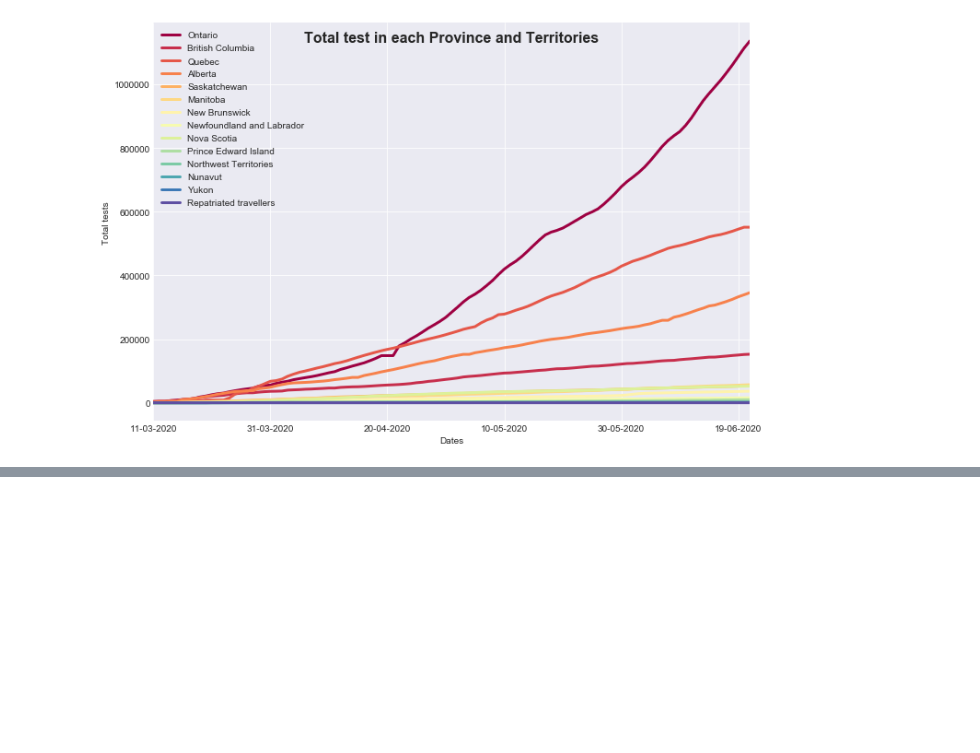
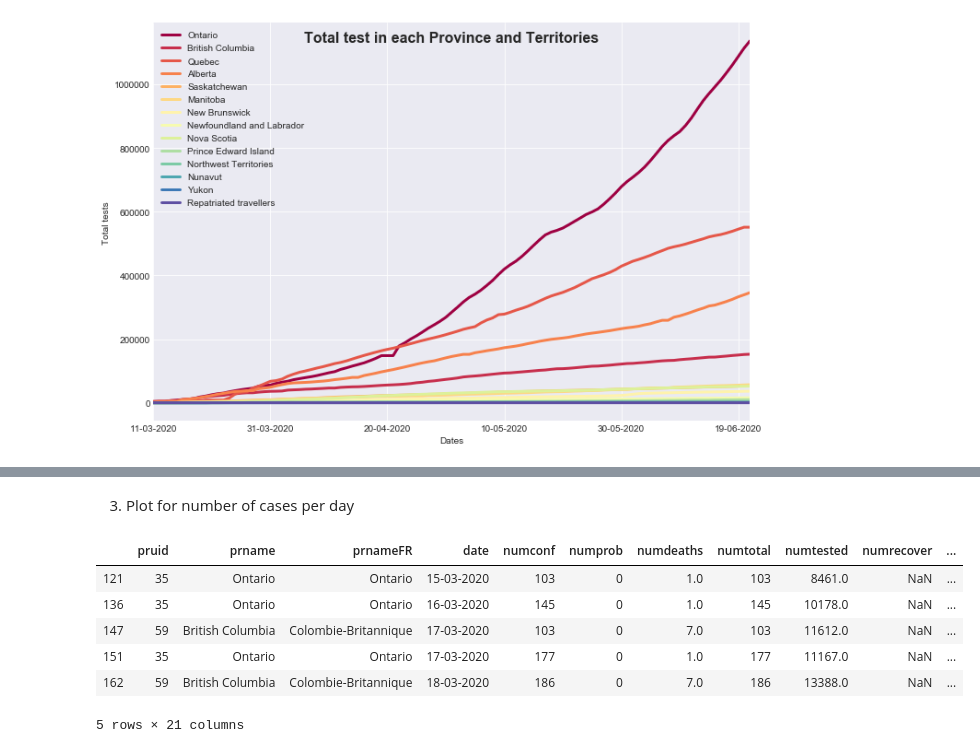
Before and after one commit to fsafarlou/Covid-project, a Jupyter notebook: covid-19.ipynb, the cells around one changed output, grey strips where cells are left out. Saved outputs shown, nothing was run; the diff lists cells and outputs as text; code cells hidden in the pictures; blank space fills up the shorter version.

```diff
--- a/covid-19.ipynb
+++ b/covid-19.ipynb
@@ -169,7 +106,0 @@ fig.show()
-# %%
-df=df[df.prname != 'Canada']
-import plotly.express as px
-df = df
-fig = px.line(df, x="date", y="numtotal", color="prname", line_group="prname")
-fig.show()
-#switch line to area to have are
@@ -190,0 +107,14 @@ fig.show()
+# %% [markdown]
+3. Plot for number of cases per day
+# %%
+# Keeping a cutoff of 20 so that Provinces whose cases a day is more than 20 will be plotted
+my_numtoday_list = df[df["numtoday"]>20]
+my_numtoday_list.head()
+# %% [output]
+|  | pruid | prname | prnameFR | date | numconf | numprob | numdeaths | numtotal | numtested | numrecover | ... |
+| 121 | 35 | Ontario | Ontario | 15-03-2020 | 103 | 0 | 1.0 | 103 | 8461.0 | NaN | ... |
+| 136 | 35 | Ontario | Ontario | 16-03-2020 | 145 | 0 | 1.0 | 145 | 10178.0 | NaN | ... |
+| 147 | 59 | British Columbia | Colombie-Britannique | 17-03-2020 | 103 | 0 | 7.0 | 103 | 11612.0 | NaN | ... |
+| 151 | 35 | Ontario | Ontario | 17-03-2020 | 177 | 0 | 1.0 | 177 | 11167.0 | NaN | ... |
+| 162 | 59 | British Columbia | Colombie-Britannique | 18-03-2020 | 186 | 0 | 7.0 | 186 | 13388.0 | NaN | ... |
+5 rows × 21 columns
```
Also changed, not shown: parts of 16 cells of this notebook, 1 other file.
